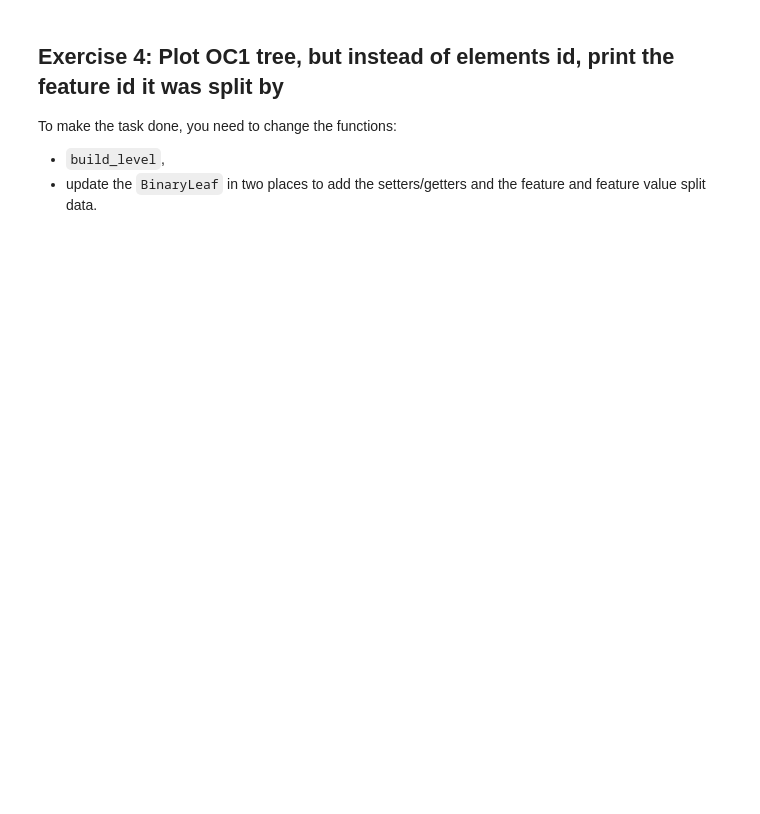
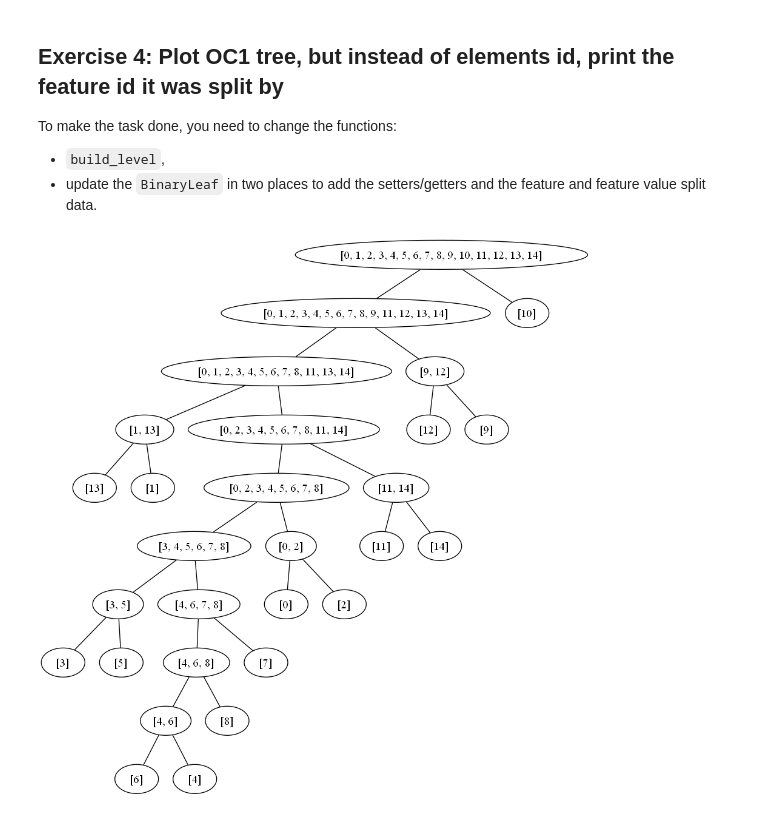
Before and after one commit to DanielBros1/machineLearning, a Jupyter notebook: 03_Decision_trees_Exercises.ipynb, the cells around one changed output. Drawn from its saved outputs; the diff is of its cells as text; code cells hidden in the pictures; blank space fills up the shorter version.

```diff
--- a/03_Decision_trees_Exercises.ipynb
+++ b/03_Decision_trees_Exercises.ipynb
@@ -619,6 +620,8 @@ To make the task done, you need to change the functions:
 - ``build_level``,
 - update the ``BinaryLeaf`` in two places to add the setters/getters and the feature and feature value split data.
 # %%
+from random import randint, random
+
 class BinaryLeaf:
 
     def __init__(self, elements, labels, ids):
@@ -627,6 +630,11 @@ class BinaryLeaf:
         self.p = None
         self.elements = elements
         # add here features and values
+        self.split_feature = None
+        self.split_value = None
+        self.validated = False
+
+        #
         self.labels = labels
         self.completed = False
         self.ids = ids
@@ -662,6 +670,26 @@ class BinaryLeaf:
         return self.labels
 
     # fill the methods here
+
+    def set_split(self, feature):
+        self.split_feature = feature
+
+    def get_split(self):
+        return self.split_feature
+
+    def set_split_value(self, value):
+        self.split_value = value
+
+    def get_split_value(self):
+        return self.split_value
+
+    def set_validated(self):
+        self.validated = True
+
+    def is_validated(self):
+        return self.validated
+
+    ####
 
     def set_ids(self, ids):
         self.ids = ids
@@ -787,7 +815,6 @@ def compute_u(element, scv, feature):
 def sort_u(element):
     return np.sort(element)
 
-
 def perturb(leaf, scv, feature, old_gini):
     u = []
     for element in leaf.elements:
@@ -795,13 +822,13 @@ def perturb(leaf, scv, feature, old_gini):
     splits = sort_u(np.array(u))
     am = []
     for split in splits:
-        new_scv = scv
+        new_scv = scv.copy()  # Use copy to avoid modifying the original scv
         new_scv[feature] = split
-        below, above, below_label, above_label, below_ids, above_ids = divide_data_hiperplane(leaf, scv)
-        gini = 1 - (calculate_gini(below_label) - calculate_gini(above_label))
+        below, above, below_label, above_label, below_ids, above_ids = divide_data_hiperplane(leaf, new_scv)
+        gini = 1 - (calculate_gini(below_label) + calculate_gini(above_label))
         am.append([new_scv, gini])
-    am = np.array(am)
-    best_split_index = np.argmin(am[:, 1])
+    am = np.array(am, dtype=object)  # Use dtype=object to handle arrays of different shapes
+    best_split_index = np.argmin([x[1] for x in am])
     if am[best_split_index][1] < old_gini:
         return am[best_split_index][1], am[best_split_index][0]
     elif am[best_split_index][1] == old_gini:
@@ -816,47 +843,56 @@ def build_level(root, split_history):
         return
     splits = get_all_possible_splits_by_gini(leaf)
     split_coefficiency_vector = get_coefficiency(splits)
-    below, above, below_label, above_label, below_ids, above_ids = divide_data_hiperplane(leaf,
-                                                                                          split_coefficiency_vector)
+    below,above, below_label, above_label, below_ids, above_ids = divide_data_hiperplane(leaf,split_coefficiency_vector)
     gini = 1 - calculate_gini(below_label) - calculate_gini(above_label)
     for c in range(R):
-        feature = randint(0, len(leaf.elements[0]) - 1)
+        feature = randint(0,len(leaf.elements[0])-1)
         gini, split_coefficiency_vector = perturb(leaf, split_coefficiency_vector, feature, gini)
-        below, above, below_label, above_label, below_ids, above_ids = divide_data_hiperplane(leaf,
-                                                                                              split_coefficiency_vector)
+        below, above, below_label, above_label, below_ids, above_ids = divide_data_hiperplane(leaf,split_coefficiency_vector)
     left_leaf = BinaryLeaf(below, below_label, below_ids)
     right_leaf = BinaryLeaf(above, above_label, above_ids)
     split_history.append([str(leaf.ids), str(left_leaf.ids)])
     split_history.append([str(leaf.ids), str(right_leaf.ids)])
+
+    # change here
     leaf.set_completed()
-    # change here
+    features = []
+    values = []
+    for i, value in enumerate(split_coefficiency_vector):
+        if value != 0:
+            values.append(value)
+            features.append(i)
+    leaf.set_split(np.array(features))
+    leaf.set_split_value(np.array(values))
+
 
     ###
     if len(np.unique(below_label)) == 1:
         left_leaf.set_completed()
     if len(np.unique(above_label)) == 1:
         right_leaf.set_completed()
-    if compare_two_leafs(leaf, left_leaf) or compare_two_leafs(leaf, right_leaf):
+    if compare_two_leafs(leaf, left_leaf) or compare_two_leafs(leaf,right_leaf):
         leaf.set_completed()
     else:
         leaf.set_R(right_leaf)
         leaf.set_L(left_leaf)
     build_level(root, split_history)
     return root, split_history
 
-
 def build(root):
     split_history = []
     return build_level(root, split_history)
 
-
 def plot_tree(split_history):
     tree = pydot.Dot(graph_type='graph')
     for split in split_history:
-        new_edge = pydot.Edge(split[0], split[1], fillcolor='red')
+        new_edge = pydot.Edge(split[0], split[1], fillcolor = 'red')
         tree.add_edge(new_edge)
     tree.write('oc1_tree.png', format='png')
 
 
 oc1_tree, split_history = build(root)
 plot_tree(split_history)
+Image(filename='oc1_tree.png')
+# %% [output]
+[figure, added]
```
Also changed, not shown: parts of 3 cells of this notebook.
